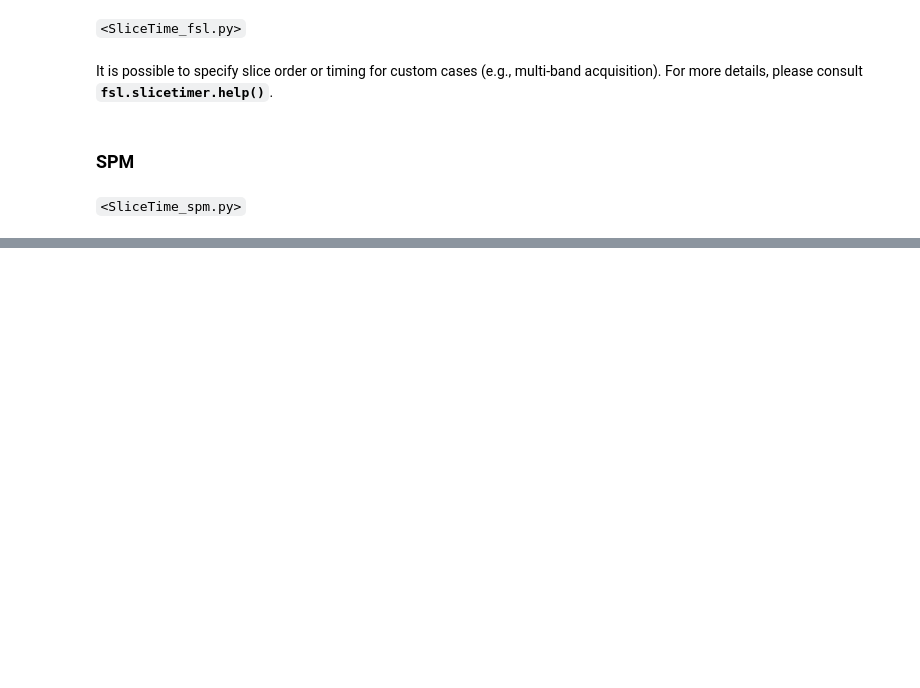
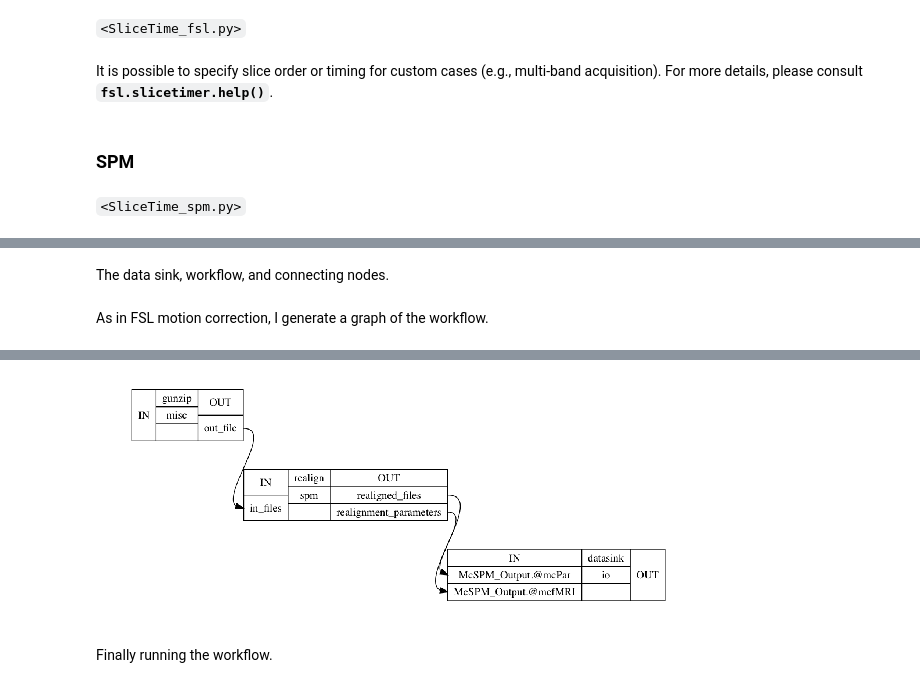
Before and after one commit to sathayas/JupyterfMRIFall2018, a Jupyter notebook: fMRI_Preproc.ipynb, the cells around one changed output, grey strips where cells are left out. Cells and saved outputs as stored; diff of their text form; code cells hidden in the pictures; blank space fills up the shorter version.

```diff
--- a/fMRI_Preproc.ipynb
+++ b/fMRI_Preproc.ipynb
@@ -95,0 +265,16 @@ sliceTime = Node(spm.SliceTiming(num_slices = 32,  # number of slices
+# %% [markdown]
+The data sink, workflow, and connecting nodes.
+# %%
+# DataSink to collect outputs
+datasink = Node(DataSink(base_directory=outDir),
+                name='datasink')
+
+# creating a workflow
+moCor = Workflow(name="MoCorSPM", base_dir=outDir)
+
+# connecting the nodes
+moCor.connect(gunzip,'out_file', realign, 'in_files')
+moCor.connect(realign,'realigned_files', datasink, 'McSPM_Output.@mcfMRI')  # corrected fMRI
+moCor.connect(realign,'realignment_parameters', datasink, 'McSPM_Output.@mcPar')   # motion parameter
+# %% [markdown]
+As in FSL motion correction, I generate a graph of the workflow.
@@ -95,0 +283,11 @@ sliceTime = Node(spm.SliceTiming(num_slices = 32,  # number of slices
+# %%
+# writing out graphs
+moCor.write_graph(graph2use='orig', dotfilename='graph_orig.dot')
+
+# showing the graph
+plt.figure(figsize=[10,4])
+img=mpimg.imread(os.path.join(outDir,"MoCorSPM","graph_orig_detailed.png"))
+imgplot = plt.imshow(img)
+plt.axis('off')
+plt.show()
+# %% [output]
@@ -95,0 +296,3 @@ sliceTime = Node(spm.SliceTiming(num_slices = 32,  # number of slices
+[figure, added]
+# %% [markdown]
+Finally running the workflow.
```
Also changed, not shown: parts of 29 cells of this notebook.
